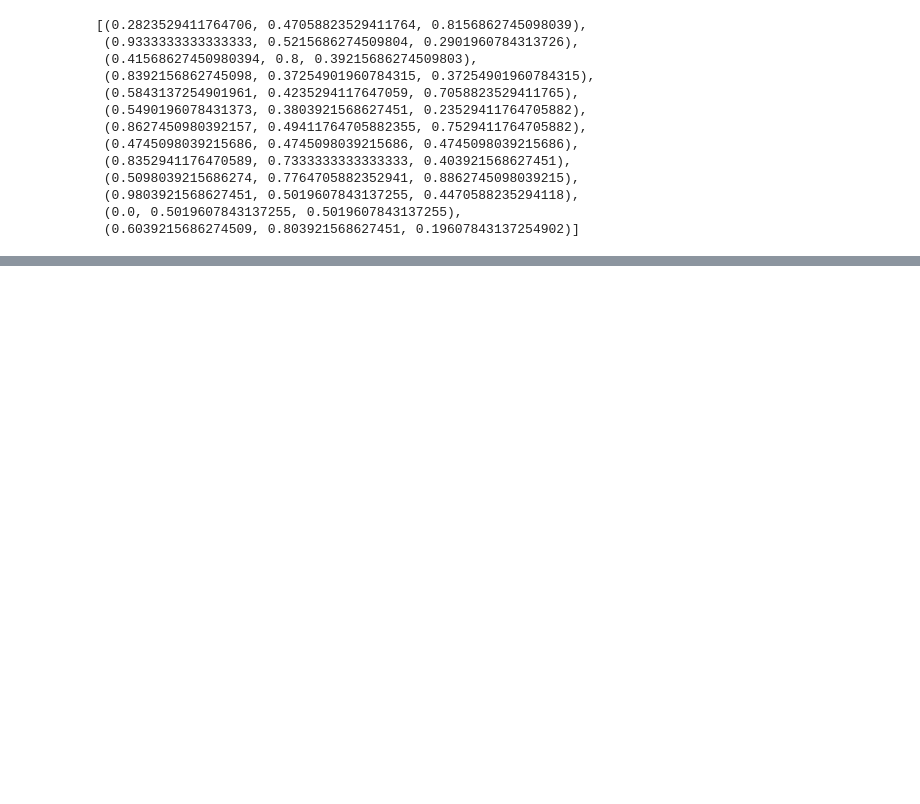
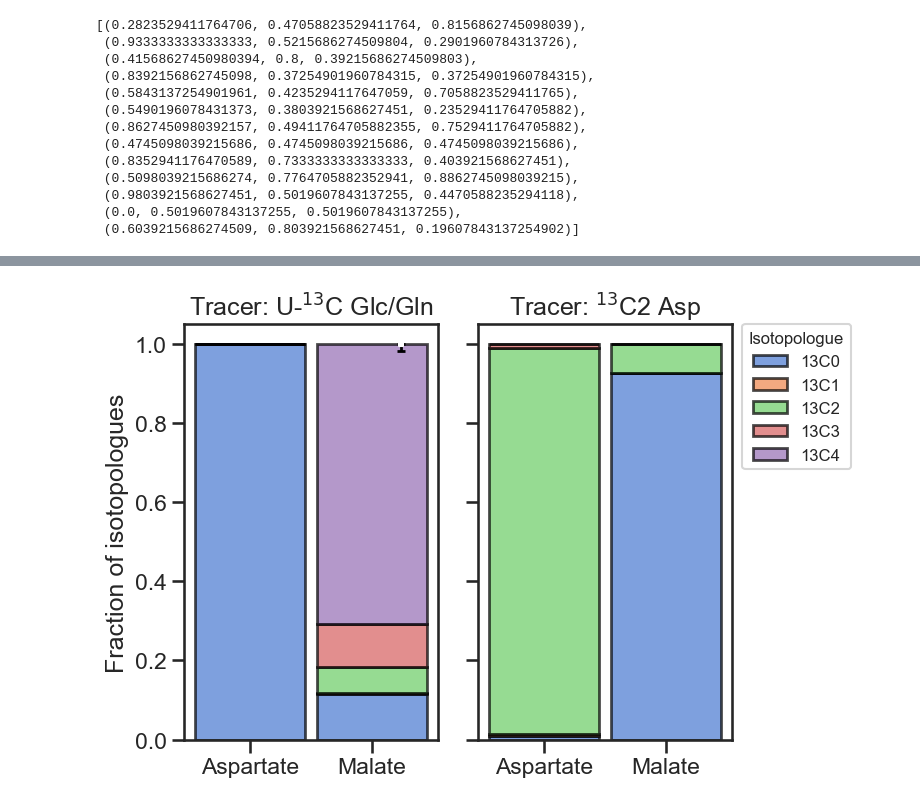
Before and after one commit to krdav/lab-work, a Jupyter notebook: HT1080-GOT-DKO_characterization/13C-tracing/data_wrangler.ipynb, the cells around one changed output, grey strips where cells are left out. Cells and saved outputs as stored; diff of their text form; code cells hidden in the pictures; blank space fills up the shorter version.

Commit message:
tracing for pub

```diff
--- a/HT1080-GOT-DKO_characterization/13C-tracing/data_wrangler.ipynb
+++ b/HT1080-GOT-DKO_characterization/13C-tracing/data_wrangler.ipynb
@@ -308,0 +315,89 @@ for base in list(set(metab_names_mes)):
+# %%
+### Plot isotopologue distribution ###
+
+labels = ['#7-13C2-Asp', '#10-13C2-Asp', '#7-U13C-Glc-Gln', '#10-U13C-Glc-Gln']
+tracer_list = ['U13C-Glc-Gln', '13C2-Asp']
+tracer_list_name = ['U-$^{13}$C Glc/Gln', '$^{13}$C2 Asp']
+sample_list = ['Aspartate', 'Malate']
+
+width = 0.9           # the width of the bars: can also be len(x) sequence
+ind = np.arange(len(sample_list))
+
+fig, ax_list = plt.subplots(1, 2, figsize=(8, 5.4), sharey=True)
+ax_idx = 0
+for tracer_idx, tracer in enumerate(tracer_list):
+    plot_objs = []
+
+    df_lst = list()
+    df_stdev_lst = list()
+    for metab in sample_list:
+        mask = (metab_dict_mes_mean[metab]['Tracer'] == tracer)
+        df_tmp1 = metab_dict_mes_mean[metab][mask].copy()
+        df_tmp1['Metabolite'] = metab
+        df_lst.append(df_tmp1)
+
+        mask = (metab_dict_mes_stdev[metab]['Tracer'] == tracer)
+        df_tmp1_stdev = metab_dict_mes_stdev[metab][mask].copy()
+        df_tmp1_stdev['Metabolite'] = metab
+        df_stdev_lst.append(df_tmp1_stdev)
+    df_tmp = pd.concat(df_lst, ignore_index=True)
+    df_tmp_stdev = pd.concat(df_stdev_lst, ignore_index=True)
+
+
+    area_sum = np.zeros(len(sample_list))
+    isotope_name_list = sorted(list(set(df_tmp['Isotope'].values)), key=lambda x: int(x[3:]))
+    Niso = len(isotope_name_list)
+    err_space = 0.8/Niso
+    for i, isotope in enumerate(isotope_name_list):
+        iso_mask = df_tmp['Isotope'] == isotope
+        isotope_fraction_list = df_tmp[iso_mask]['Isotope_fraction'].values
+        #### Determine error bar ####
+        yerr_1N = df_tmp_stdev[iso_mask]['Isotope_fraction'].values
+        yerr_low = list()
+        yerr_high = list()
+        for err_i, yerr in enumerate(yerr_1N):
+            yerr_new = list()
+            bar_height = isotope_fraction_list[err_i] + area_sum[err_i]
+            # No errorbar smaller than 0:
+            if (bar_height - yerr) < 0:
+                yerr_low.append(bar_height)
+            else:
+                yerr_low.append(yerr)
+            # No errorbar larger than 1:
+            if (yerr + bar_height) > 1:
+                yerr_high.append(1 - bar_height)
+            else:
+                yerr_high.append(yerr)
+        yerr_2N = [yerr_low, yerr_high]
+        #############
+
+        p = ax_list[ax_idx].bar(ind, isotope_fraction_list, width, bottom=area_sum, color=palette[i], edgecolor='black', linewidth=2, alpha=0.7)
+        plot_objs.append(p)
+        area_sum += isotope_fraction_list
+        # Shift errorbar on x-axis:
+        err_x = ind - 0.4 + i * err_space
+        for dot_idx, (err_l, err_h) in enumerate(zip(*yerr_2N)):
+            # Only plot errorbar and dot if more than 1% error:
+            if max([err_l, err_h])  > 0.01:
+                errbar_dots = ax_list[ax_idx].scatter(err_x[dot_idx], area_sum[dot_idx], s=8, marker='s', c='white', zorder=999)
+                errbar = ax_list[ax_idx].errorbar(err_x[dot_idx], area_sum[dot_idx], yerr=[[err_l],[err_h]], xerr=None, ecolor='black', lw=2, capsize=3, capthick=2, ls='none')
+
+
+    ax_list[ax_idx].set_ylim([0, 1.05])
+    ax_list[ax_idx].set_xticks(ind)
+    ax_list[ax_idx].set_xticklabels(sample_list)
+    ax_list[ax_idx].set_title('Tracer: {}'.format(tracer_list_name[tracer_idx]))
+    if ax_idx == 0:
+        ax_list[ax_idx].set_ylabel('Fraction of isotopologues')
+    ax_idx += 1
+
+ax_list[ax_idx-1].legend([p[1] for p in plot_objs], list(map(str, isotope_name_list)), loc='upper left', bbox_to_anchor=(1.04, 1), borderaxespad=0, fontsize=12, title='Isotopologue', title_fontsize=12)
+plt.tight_layout()
+plt.savefig('plots/Asp-Mal_compare_iso_dist.pdf')
+df_tmp.reset_index(drop=True)\
+    .to_excel('plots/Asp-Mal_compare_iso_dist_mean.xlsx', index=False, sheet_name='tracing_data')
+df_tmp_stdev.reset_index(drop=True)\
+    .to_excel('plots/Asp-Mal_compare_iso_dist_stdev.xlsx', index=False, sheet_name='tracing_data')
+plt.show();
+# %% [output]
+[figure, added]
```
Also changed, not shown: parts of 8 cells of this notebook, 22 other files.
